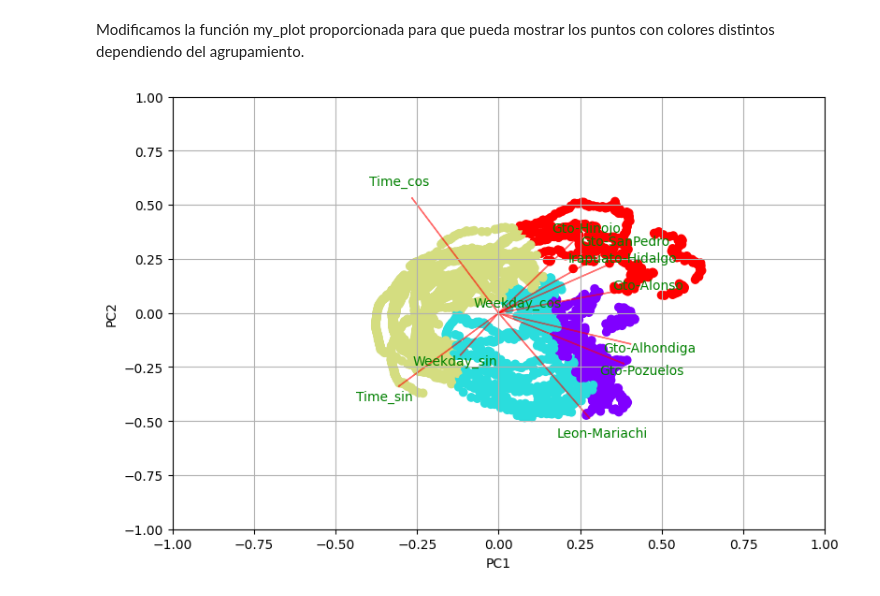
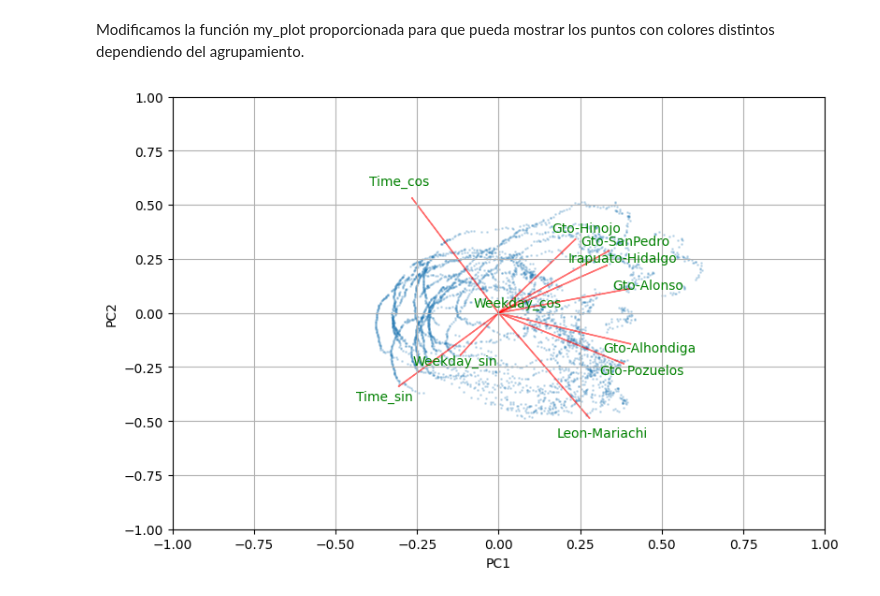
Before and after one commit to JMSaavedraA/Python, a Jupyter notebook: Patrones/Proyecto/proyecto.ipynb, the cells around one changed output. Drawn from its saved outputs; the diff is of its cells as text; code cells hidden in the pictures.

```diff
--- a/Patrones/Proyecto/proyecto.ipynb
+++ b/Patrones/Proyecto/proyecto.ipynb
@@ -77,14 +103,3 @@ est_ratio['Weekday_cos'] = np.cos(2 * np.pi * est_ratio['Weekday'] / 7)
 
 # Drop the original 'Weekday' column
 est_ratio.drop(columns=['Time','Weekday'], inplace=True)
-# %%
-# Create subplots
-fig, axs = plt.subplots(len(column_names), 1, figsize=(10, 5 * len(column_names)), constrained_layout=True)
-
-# Plot each numeric column against 'Fecha_Hora'
-for i, col in enumerate(column_names):
-    axs[i].plot(est_ratio['Date_Time'], est_ratio[col], label=col)
-    axs[i].set_title(f'Plot of {col} vs Fecha_Hora')
-    axs[i].set_xlabel('Fecha_Hora')
-    axs[i].set_ylabel(col)
-    axs[i].legend()
@@ -95,15 +140,8 @@ scaler = StandardScaler()
 est_scaled = scaler.fit_transform(est_ratio.drop(columns=['Date_Time']))  # Exclude Date_Time
 # %%
 # Perform PCA to reduce data to 2 dimensions
-#pca = KernelPCA(n_components=2, kernel='cosine')
-pca = PCA(n_components=2)
+pca = PCA(n_components=3)
 pca_data = pca.fit_transform(est_scaled)
-
-# Create a hierarchical clustering linkage matrix using complete linkage method
-pca_link = linkage(pca_data[:,:2], method = 'complete')
-
-# Use the linkage matrix to create cluster labels
-pca_labels = cut_tree(pca_link, n_clusters=4)
 # %% [markdown]
 Modificamos la función my_plot proporcionada para que pueda mostrar los puntos con colores distintos dependiendo del agrupamiento.
 # %%
@@ -124,10 +162,11 @@ def myplot(score,coeff,var_labels=None, points_labels=None):
 
     # If no points_labels are provided, scatter plot all the scores using different colors
     if points_labels is None:
-        plt.scatter(xs * scalex, ys * scaley, cmap='rainbow')
+        plt.scatter(xs * scalex, ys * scaley, cmap='rainbow', s = 1, alpha = 0.2)
     else:
         # If points_labels are provided, scatter plot the scores using different colors based on their labels
-        plt.scatter(xs * scalex, ys * scaley, c=points_labels, cmap='rainbow')
+        plt.scatter(xs * scalex, ys * scaley, c=points_labels, cmap='rainbow', s = 1, alpha = 0.2)
+
 
     # Loop through each variable in the original data set and draw an arrow pointing to its corresponding principal component
     for i in range(n):
@@ -151,6 +190,6 @@ def myplot(score,coeff,var_labels=None, points_labels=None):
     # Show a grid on the plot for better readability
     plt.grid()
 # %%
-myplot(pca_data[:,0:2], np.transpose(pca.components_[0:2, :]), var_labels = est_ratio.drop(columns=['Date_Time']).columns.values, points_labels=pca_labels)
+myplot(pca_data[:,0:2], np.transpose(pca.components_[0:2, :]), var_labels = est_ratio.drop(columns=['Date_Time']).columns.values)
 # %% [output]
-[figure, old version]
+[figure, new version]
```
Also changed, not shown: parts of 26 cells of this notebook, 7 other files.
